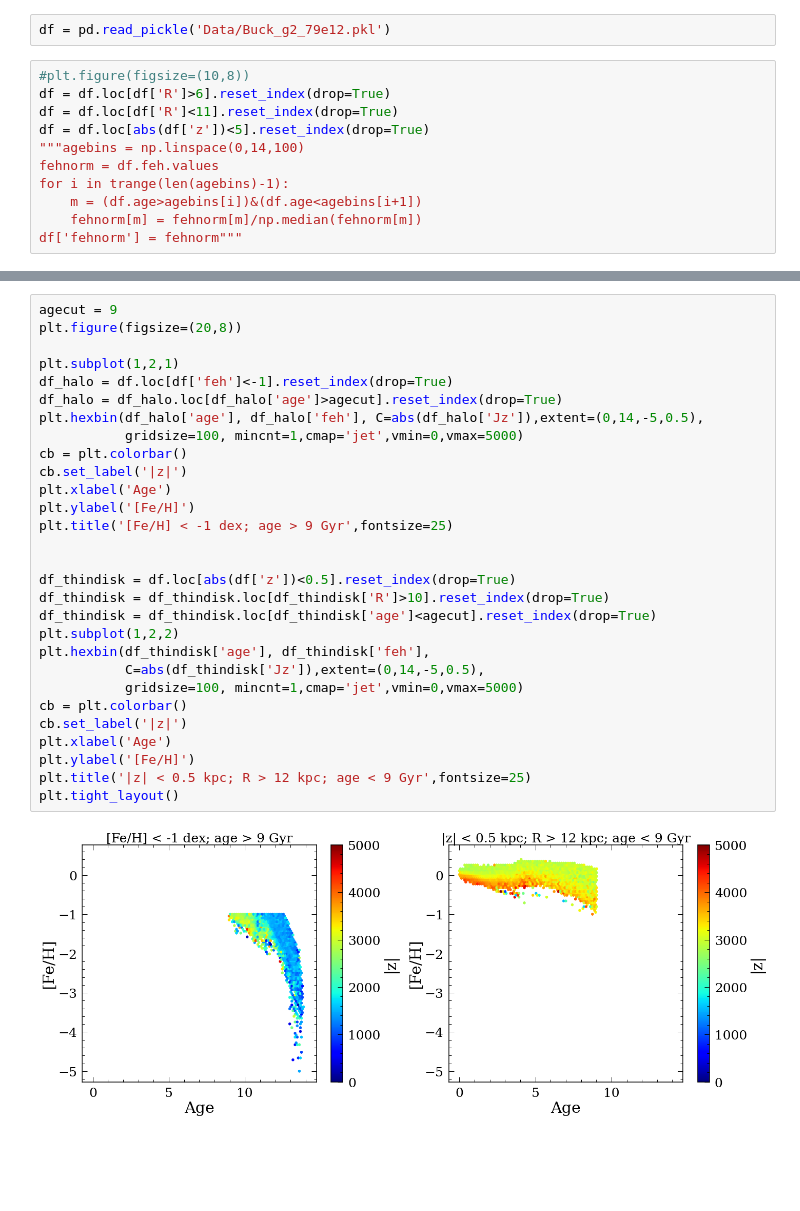
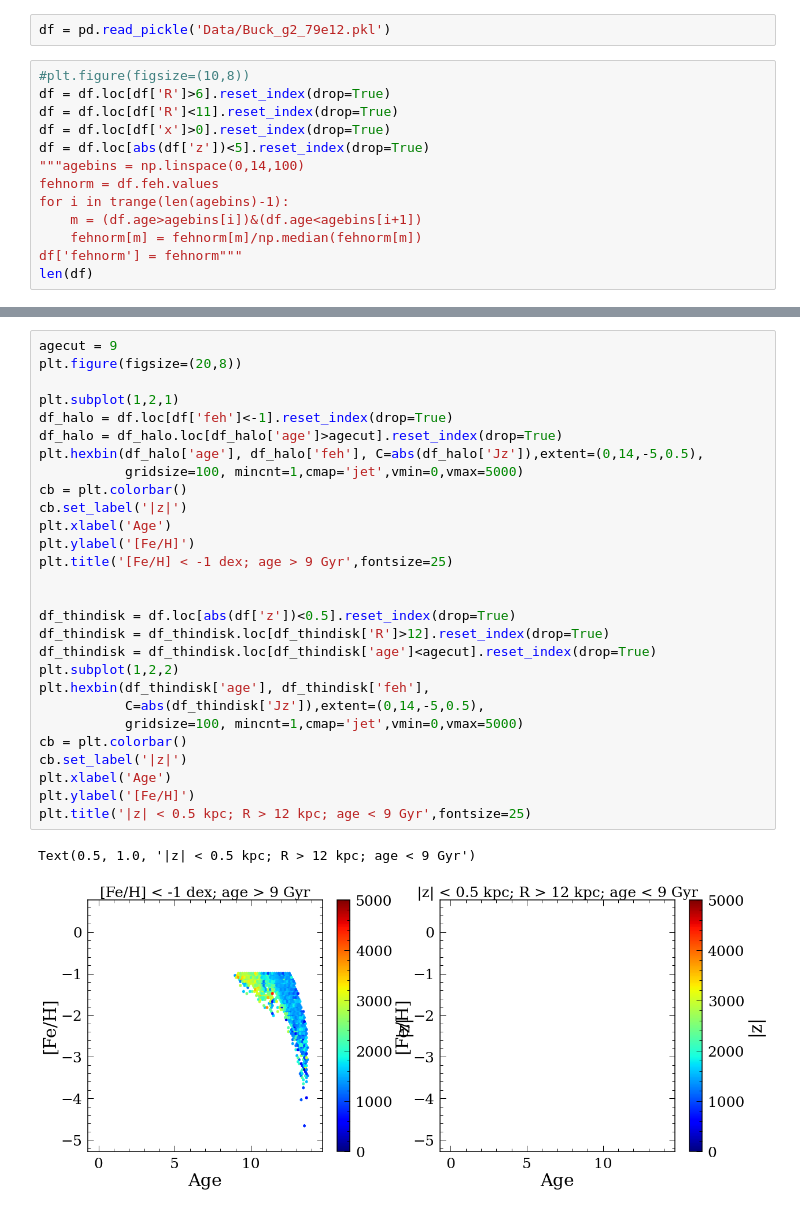
Before and after one commit to lyx12311/RbirThesisNIHAO, a Jupyter notebook: GroupsStars.ipynb, the cells around one changed output, grey strips where cells are left out. Cells and saved outputs as stored; diff of their text form; blank space fills up the shorter version.

```diff
--- a/GroupsStars.ipynb
+++ b/GroupsStars.ipynb
@@ -7,6 +7,7 @@ df = pd.read_pickle('Data/Buck_g2_79e12.pkl')
 #plt.figure(figsize=(10,8))
 df = df.loc[df['R']>6].reset_index(drop=True)
 df = df.loc[df['R']<11].reset_index(drop=True)
+df = df.loc[df['x']>0].reset_index(drop=True)
 df = df.loc[abs(df['z'])<5].reset_index(drop=True)
 """agebins = np.linspace(0,14,100)
 fehnorm = df.feh.values
@@ -14,4 +15,5 @@ for i in trange(len(agebins)-1):
     m = (df.age>agebins[i])&(df.age<agebins[i+1])
     fehnorm[m] = fehnorm[m]/np.median(fehnorm[m])
 df['fehnorm'] = fehnorm"""
+len(df)
 # %% [output]
@@ -127,34 +141,34 @@ Text(0, 0.5, '[O/Fe]')
 # %%
 agecut = 9
 plt.figure(figsize=(20,8))
 
 plt.subplot(1,2,1)
 df_halo = df.loc[df['feh']<-1].reset_index(drop=True)
 df_halo = df_halo.loc[df_halo['age']>agecut].reset_index(drop=True)
 plt.hexbin(df_halo['age'], df_halo['feh'], C=abs(df_halo['Jz']),extent=(0,14,-5,0.5),
            gridsize=100, mincnt=1,cmap='jet',vmin=0,vmax=5000)
 cb = plt.colorbar()
 cb.set_label('|z|')
 plt.xlabel('Age')
 plt.ylabel('[Fe/H]')
 plt.title('[Fe/H] < -1 dex; age > 9 Gyr',fontsize=25)
 
 
 df_thindisk = df.loc[abs(df['z'])<0.5].reset_index(drop=True)
-df_thindisk = df_thindisk.loc[df_thindisk['R']>10].reset_index(drop=True)
+df_thindisk = df_thindisk.loc[df_thindisk['R']>12].reset_index(drop=True)
 df_thindisk = df_thindisk.loc[df_thindisk['age']<agecut].reset_index(drop=True)
 plt.subplot(1,2,2)
 plt.hexbin(df_thindisk['age'], df_thindisk['feh'],
            C=abs(df_thindisk['Jz']),extent=(0,14,-5,0.5),
            gridsize=100, mincnt=1,cmap='jet',vmin=0,vmax=5000)
 cb = plt.colorbar()
 cb.set_label('|z|')
 plt.xlabel('Age')
 plt.ylabel('[Fe/H]')
 plt.title('|z| < 0.5 kpc; R > 12 kpc; age < 9 Gyr',fontsize=25)
-plt.tight_layout()
 # %% [output]
+Text(0.5, 1.0, '|z| < 0.5 kpc; R > 12 kpc; age < 9 Gyr')
-[figure, old version]
+[figure, new version]
 # %%
 
 
```
Also changed, not shown: parts of 13 cells of this notebook.
